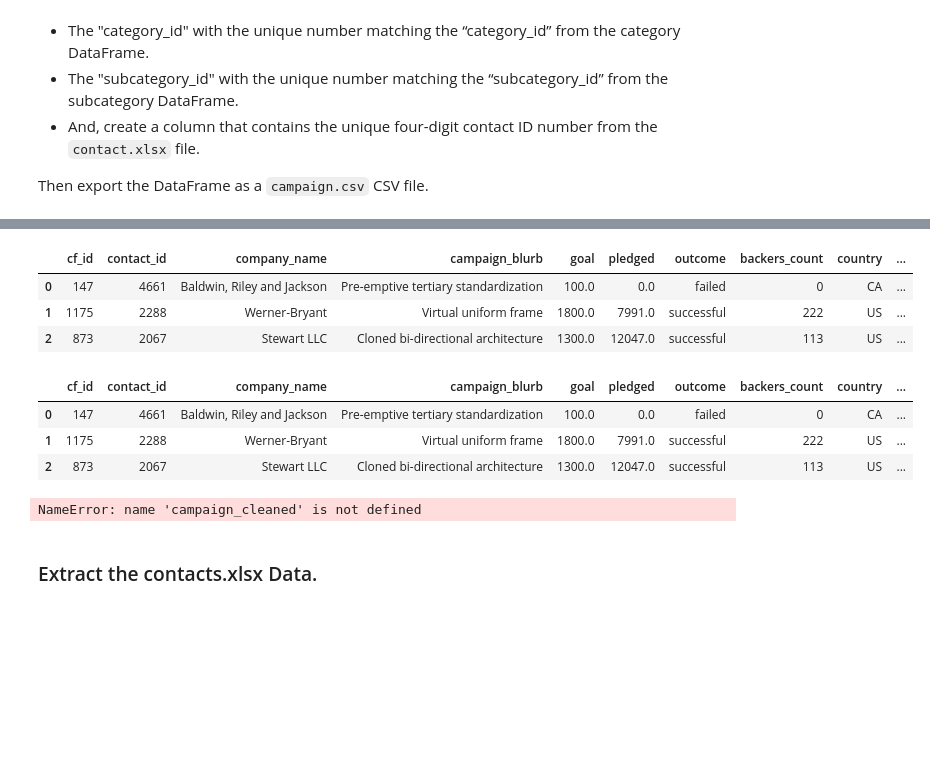
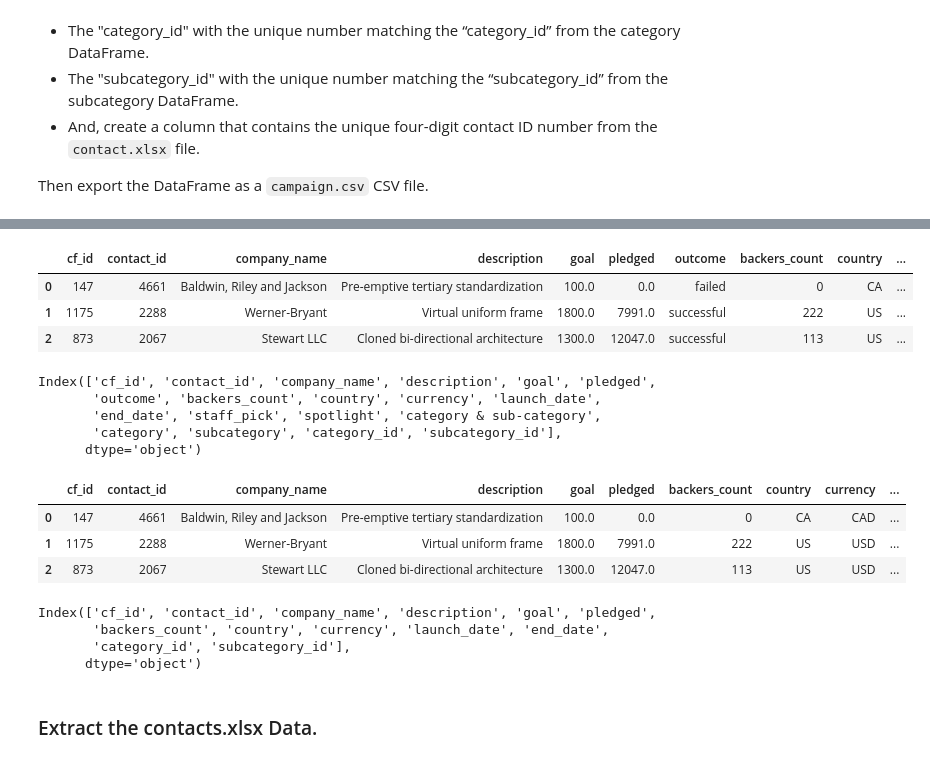
Before and after one commit to VickyL86/Crowdfunding_ETL_Project2, a Jupyter notebook: ETL_Mini_Project_Starter_Code.ipynb, the cells around one changed output, grey strips where cells are left out. Saved outputs shown, nothing was run; the diff lists cells and outputs as text; code cells hidden in the pictures; blank space fills up the shorter version.

Commit message:
reviewed and revised column names as per instructions revised the date from unix to date format dropped extra columns as per instructions

```diff
--- a/ETL_Mini_Project_Starter_Code.ipynb
+++ b/ETL_Mini_Project_Starter_Code.ipynb
@@ -217,6 +213,6 @@ campaign_df.head()
 | 4 | 1365 | 2199 | Larson-Little | Proactive foreground core | 7600 | 5265 | failed | 53 | US | ... |
 # %%
 # Rename the blurb, launched_at, and deadline columns.
-campaign_df = campaign_df.rename(columns={"blurb": "campaign_blurb", "launched_at": "campaign_launched_at", "deadline": "campaign_deadline"})
+campaign_df = campaign_df.rename(columns={"blurb": "description", "launched_at": "launch_date", "deadline": "end_date"})
 campaign_df.head()
 # %% [output]
@@ -270,0 +257,8 @@ AttributeError: 'Series' object has no attribute 'columns'
+# %%
+# Format the launched_date and end_date columns to datetime format
+
+campaign_df['launch_date'] = pd.to_datetime(campaign_df['launch_date'], unit='s', utc=True)
+campaign_df['end_date'] = pd.to_datetime(campaign_df['end_date'], unit='s', utc=True)
+
+# Print the updated DataFrame to see the changes
+campaign_df.head()
@@ -274,18 +275,28 @@ AttributeError: 'Series' object has no attribute 'columns'
 merged_campaign_category_df = pd.merge(campaign_df, category_df, on='category', how='inner')
 
 merged_campaign_category_df = pd.merge(merged_campaign_category_df, subcategory_df, on='subcategory', how='inner')
+
 merged_campaign_category_df.head(3)
 # %% [output]
-|  | cf_id | contact_id | company_name | campaign_blurb | goal | pledged | outcome | backers_count | country | ... |
+|  | cf_id | contact_id | company_name | description | goal | pledged | outcome | backers_count | country | ... |
 | 0 | 147 | 4661 | Baldwin, Riley and Jackson | Pre-emptive tertiary standardization | 100.0 | 0.0 | failed | 0 | CA | ... |
 | 1 | 1175 | 2288 | Werner-Bryant | Virtual uniform frame | 1800.0 | 7991.0 | successful | 222 | US | ... |
 | 2 | 873 | 2067 | Stewart LLC | Cloned bi-directional architecture | 1300.0 | 12047.0 | successful | 113 | US | ... |
+# %%
+#list columns in the dataframe
+merged_campaign_category_df.columns
+# %% [output]
+Index(['cf_id', 'contact_id', 'company_name', 'description', 'goal', 'pledged',
+       'outcome', 'backers_count', 'country', 'currency', 'launch_date',
+       'end_date', 'staff_pick', 'spotlight', 'category & sub-category',
+       'category', 'subcategory', 'category_id', 'subcategory_id'],
+      dtype='object')
 # %%
 # Drop unwanted columns
-merged_campaign_category_df = merged_campaign_category_df.drop(columns=['staff_pick', 'spotlight'])
+merged_campaign_category_df = merged_campaign_category_df.drop(columns=['outcome','staff_pick', 'spotlight', 'category & sub-category', 'category', 'subcategory'])
 merged_campaign_category_df.head(3)
 # %% [output]
-|  | cf_id | contact_id | company_name | campaign_blurb | goal | pledged | outcome | backers_count | country | ... |
-| 0 | 147 | 4661 | Baldwin, Riley and Jackson | Pre-emptive tertiary standardization | 100.0 | 0.0 | failed | 0 | CA | ... |
-| 1 | 1175 | 2288 | Werner-Bryant | Virtual uniform frame | 1800.0 | 7991.0 | successful | 222 | US | ... |
-| 2 | 873 | 2067 | Stewart LLC | Cloned bi-directional architecture | 1300.0 | 12047.0 | successful | 113 | US | ... |
+|  | cf_id | contact_id | company_name | description | goal | pledged | backers_count | country | currency | ... |
+| 0 | 147 | 4661 | Baldwin, Riley and Jackson | Pre-emptive tertiary standardization | 100.0 | 0.0 | 0 | CA | CAD | ... |
+| 1 | 1175 | 2288 | Werner-Bryant | Virtual uniform frame | 1800.0 | 7991.0 | 222 | US | USD | ... |
+| 2 | 873 | 2067 | Stewart LLC | Cloned bi-directional architecture | 1300.0 | 12047.0 | 113 | US | USD | ... |
@@ -294,8 +303,13 @@ merged_campaign_category_df.head(3)
+# %%
+merged_campaign_category_df.columns
+# %% [output]
+Index(['cf_id', 'contact_id', 'company_name', 'description', 'goal', 'pledged',
+       'backers_count', 'country', 'currency', 'launch_date', 'end_date',
+       'category_id', 'subcategory_id'],
+      dtype='object')
 # %%
 # Export the DataFrame as a CSV file.
-campaign_cleaned.to_csv("Resources/campaign.csv", index=False)
+merged_campaign_category_df.to_csv("Resources/campaign.csv", index=False)
-# %% [output]
-NameError: name 'campaign_cleaned' is not defined
 # %% [markdown]
 ### Extract the contacts.xlsx Data.
 # %%
```
Also changed, not shown: parts of 19 cells of this notebook, 2 other files.
